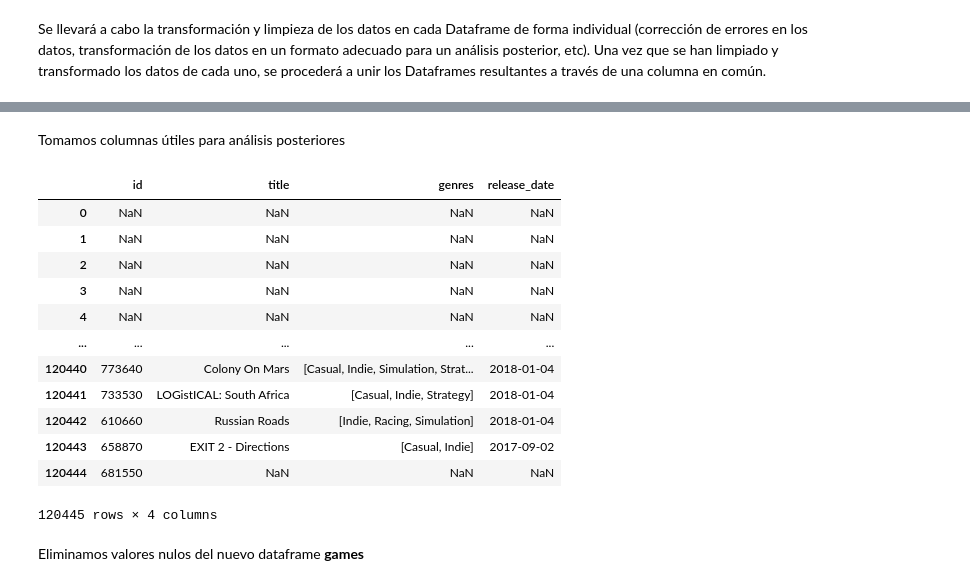
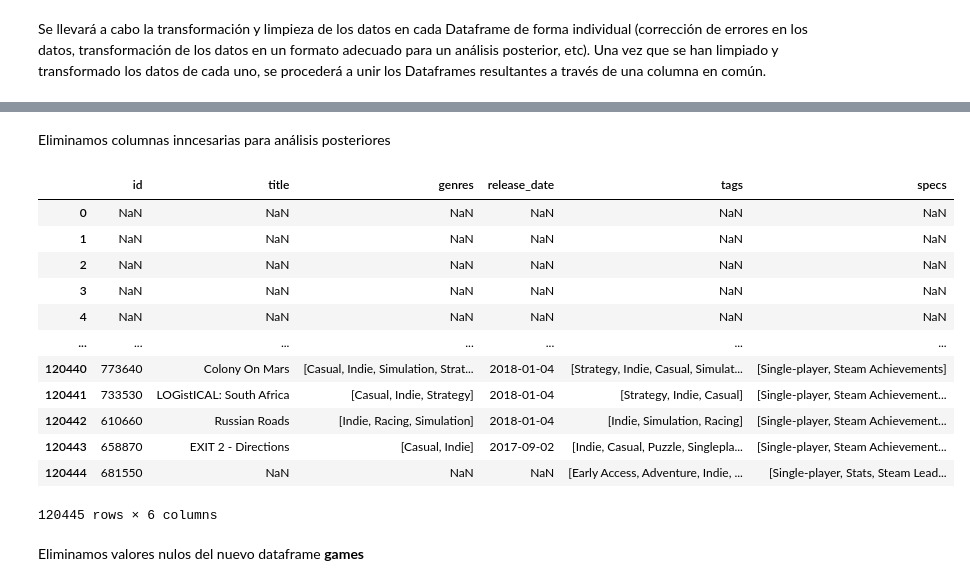
Before and after one commit to PedroLiLL/STEAM-MLOps, a Jupyter notebook: ETL.ipynb, the cells around one changed output, grey strips where cells are left out. Cells and saved outputs as stored; diff of their text form; code cells hidden in the pictures.

```diff
--- a/ETL.ipynb
+++ b/ETL.ipynb
@@ -66,7 +66,7 @@ def read_multiple_json_nan(ruta_archivo):
 # %% [markdown]
 Abrimos el archivo `steam_games.json`
 # %%
-games = read_multiple_json_nan('..\\STEAM-MLOps\\Dataset\\steam_games.json.gz')
+steam_games = read_multiple_json_nan('..\\STEAM-MLOps\\Dataset\\steam_games.json.gz')
 # %% [markdown]
 
 # **TRANSFORM**
@@ -93,21 +90,21 @@ games.tail(3)
 # %% [markdown]
-Tomamos columnas útiles para análisis posteriores
+Eliminamos columnas inncesarias para análisis posteriores
 # %%
-games = games[['id', 'title', 'genres', 'release_date']]
-games
+steam_games = steam_games[['id', 'title', 'genres', 'release_date', 'tags', 'specs']]
+steam_games
 # %% [output]
-|  | id | title | genres | release_date |
-| 0 | NaN | NaN | NaN | NaN |
-| 1 | NaN | NaN | NaN | NaN |
-| 2 | NaN | NaN | NaN | NaN |
-| 3 | NaN | NaN | NaN | NaN |
-| 4 | NaN | NaN | NaN | NaN |
-| ... | ... | ... | ... | ... |
-| 120440 | 773640 | Colony On Mars | [Casual, Indie, Simulation, Strat... | 2018-01-04 |
-| 120441 | 733530 | LOGistICAL: South Africa | [Casual, Indie, Strategy] | 2018-01-04 |
-| 120442 | 610660 | Russian Roads | [Indie, Racing, Simulation] | 2018-01-04 |
-| 120443 | 658870 | EXIT 2 - Directions | [Casual, Indie] | 2017-09-02 |
-| 120444 | 681550 | NaN | NaN | NaN |
+|  | id | title | genres | release_date | tags | specs |
+| 0 | NaN | NaN | NaN | NaN | NaN | NaN |
+| 1 | NaN | NaN | NaN | NaN | NaN | NaN |
+| 2 | NaN | NaN | NaN | NaN | NaN | NaN |
+| 3 | NaN | NaN | NaN | NaN | NaN | NaN |
+| 4 | NaN | NaN | NaN | NaN | NaN | NaN |
+| ... | ... | ... | ... | ... | ... | ... |
+| 120440 | 773640 | Colony On Mars | [Casual, Indie, Simulation, Strat... | 2018-01-04 | [Strategy, Indie, Casual, Simulat... | [Single-player, Steam Achievements] |
+| 120441 | 733530 | LOGistICAL: South Africa | [Casual, Indie, Strategy] | 2018-01-04 | [Strategy, Indie, Casual] | [Single-player, Steam Achievement... |
+| 120442 | 610660 | Russian Roads | [Indie, Racing, Simulation] | 2018-01-04 | [Indie, Simulation, Racing] | [Single-player, Steam Achievement... |
+| 120443 | 658870 | EXIT 2 - Directions | [Casual, Indie] | 2017-09-02 | [Indie, Casual, Puzzle, Singlepla... | [Single-player, Steam Achievement... |
+| 120444 | 681550 | NaN | NaN | NaN | [Early Access, Adventure, Indie, ... | [Single-player, Stats, Steam Lead... |
-120445 rows × 4 columns
+120445 rows × 6 columns
 # %% [markdown]
 Eliminamos valores nulos del nuevo dataframe **games**
```
Also changed, not shown: parts of 32 cells of this notebook, 12 other files.
